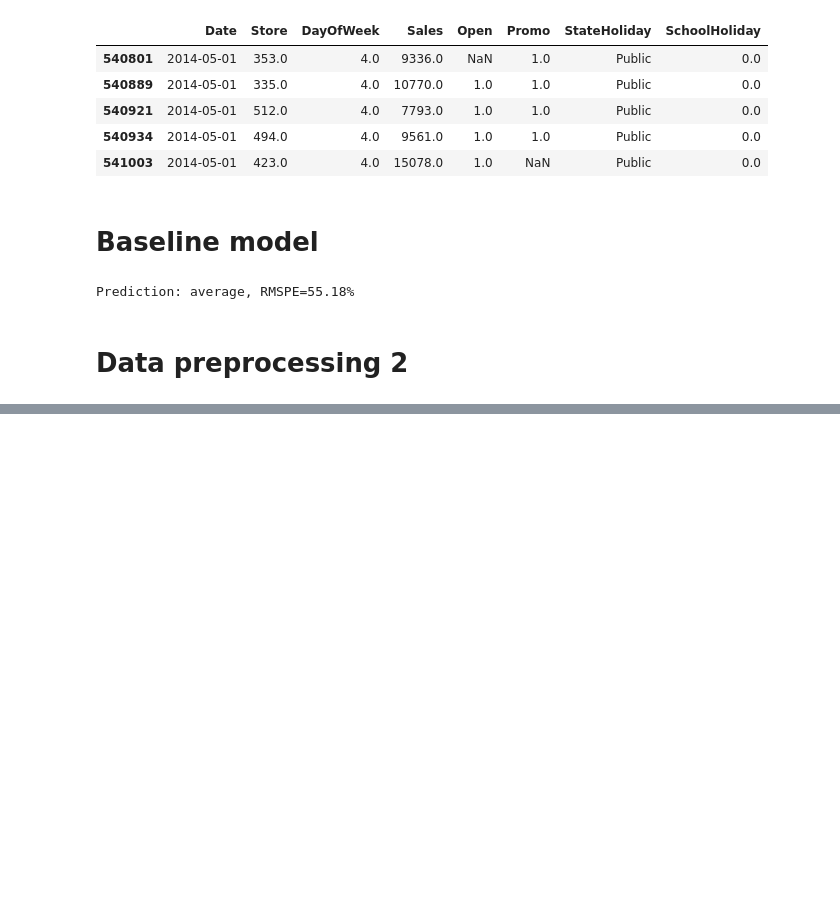
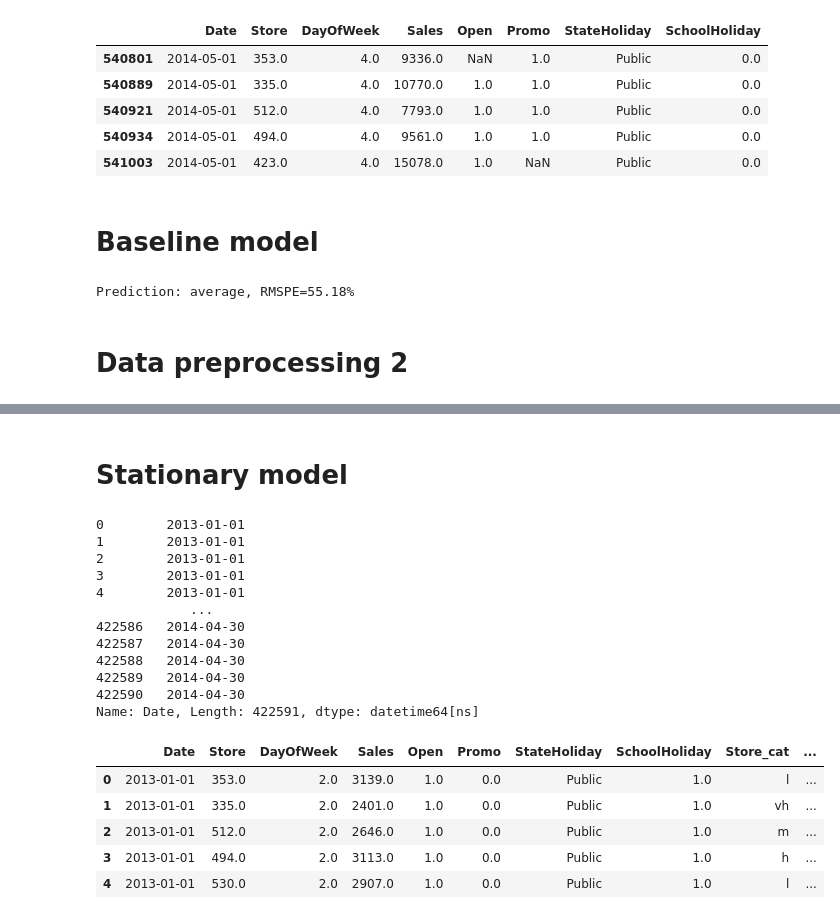
Before and after one commit to igivis7/dsr28_minicomp_team1, a Jupyter notebook: Sabine full analysis.ipynb, the cells around one changed output, grey strips where cells are left out. Drawn from its saved outputs; the diff is of its cells as text; code cells hidden in the pictures; blank space fills up the shorter version.

```diff
--- a/Sabine full analysis.ipynb
+++ b/Sabine full analysis.ipynb
@@ -174,0 +250,30 @@ train_data.head()
+# %% [markdown]
+# Stationary model
+# %%
+def add_time_features(df):
+    print(df.Date)
+    df['Year'] = df.Date.dt.year
+    df['Month'] = df.Date.dt.month
+    return df
+merge_data['Date'] = pd.to_datetime(merge_data['Date'], errors='coerce')
+merge_data = add_time_features(merge_data)
+merge_data.head()
+# %% [output]
+0        2013-01-01
+1        2013-01-01
+2        2013-01-01
+3        2013-01-01
+4        2013-01-01
+            ...
+422586   2014-04-30
+422587   2014-04-30
+422588   2014-04-30
+422589   2014-04-30
+422590   2014-04-30
+Name: Date, Length: 422591, dtype: datetime64[ns]
+|  | Date | Store | DayOfWeek | Sales | Open | Promo | StateHoliday | SchoolHoliday | Store_cat | ... |
+| 0 | 2013-01-01 | 353.0 | 2.0 | 3139.0 | 1.0 | 0.0 | Public | 1.0 | l | ... |
+| 1 | 2013-01-01 | 335.0 | 2.0 | 2401.0 | 1.0 | 0.0 | Public | 1.0 | vh | ... |
+| 2 | 2013-01-01 | 512.0 | 2.0 | 2646.0 | 1.0 | 0.0 | Public | 1.0 | m | ... |
+| 3 | 2013-01-01 | 494.0 | 2.0 | 3113.0 | 1.0 | 0.0 | Public | 1.0 | h | ... |
+| 4 | 2013-01-01 | 530.0 | 2.0 | 2907.0 | 1.0 | 0.0 | Public | 1.0 | l | ... |
```
Also changed, not shown: parts of 9 cells of this notebook.
